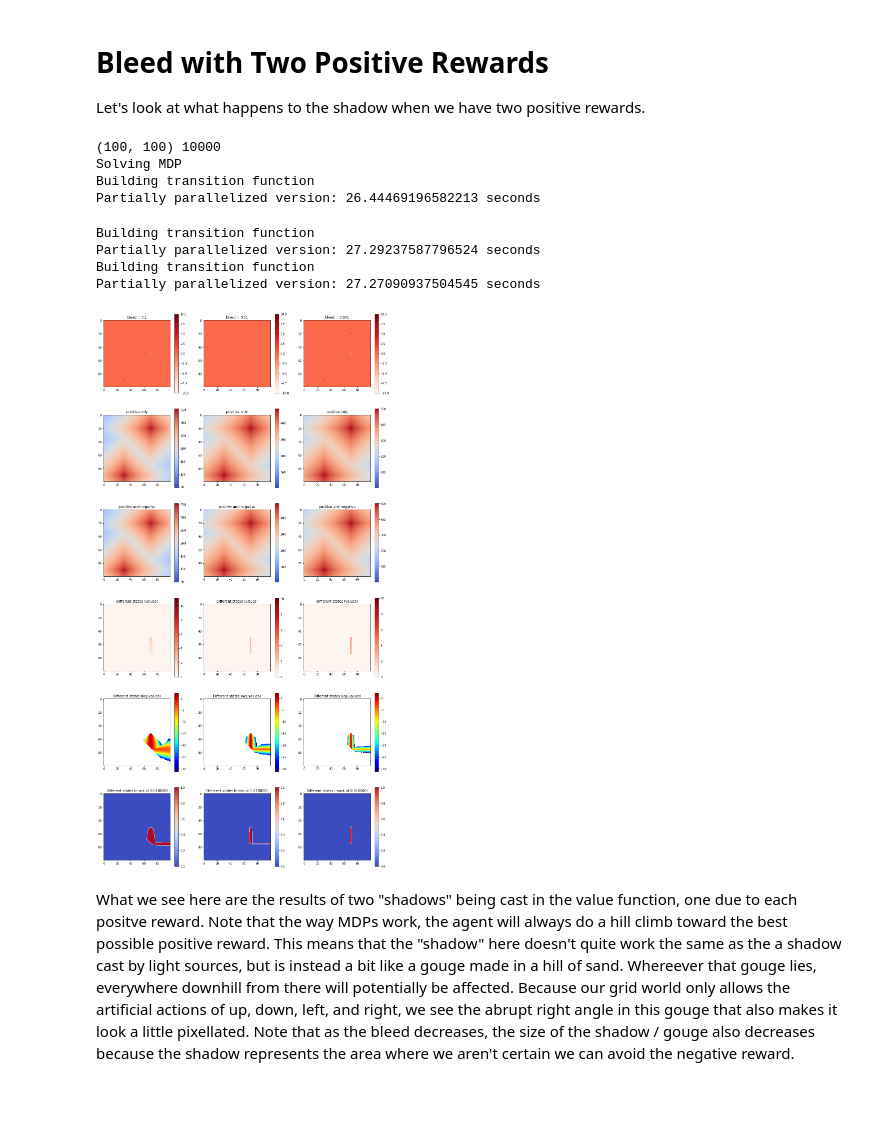
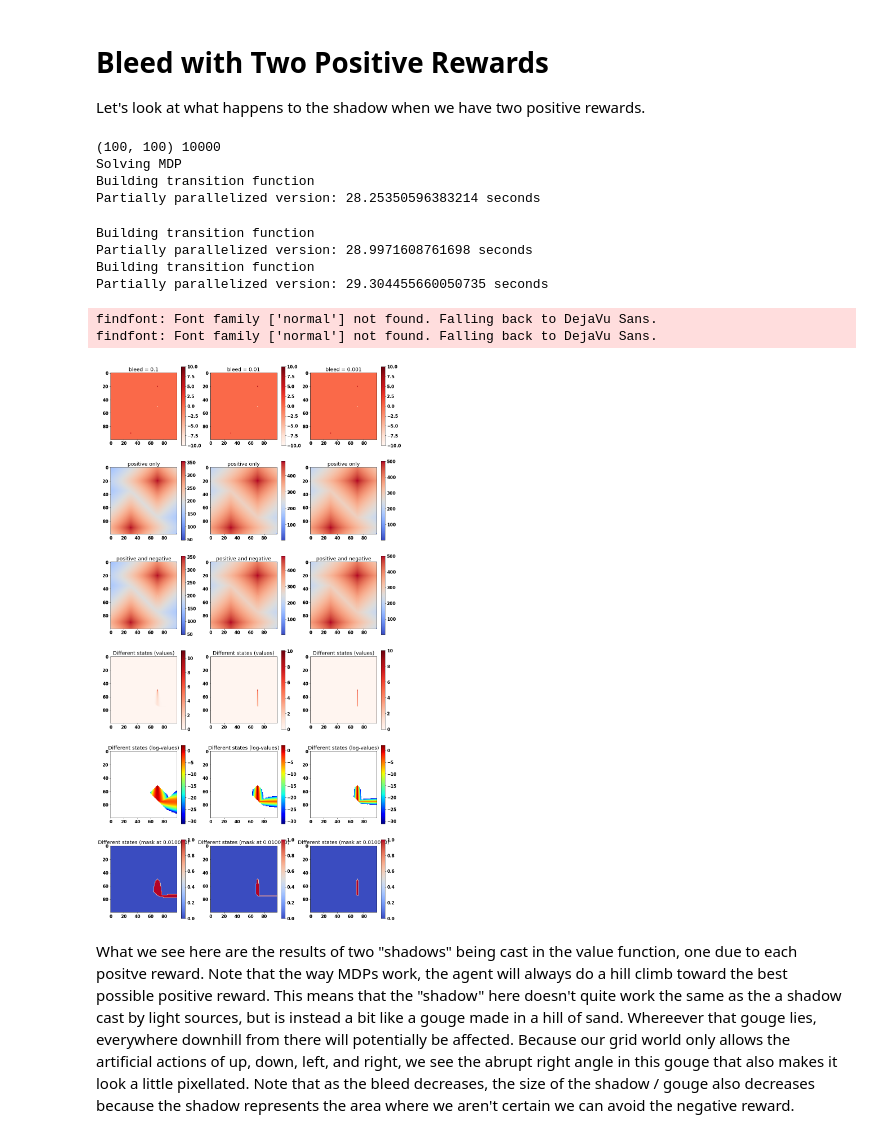
Before and after one commit to jrjbertram/phd_dissertation, a Jupyter notebook: val_iter_GPU.ipynb, the cells around one changed output. Drawn from its saved outputs; the diff is of its cells as text; code cells hidden in the pictures; blank space fills up the shorter version.

Commit message:
Updates for dissertation formatting checks issues.

```diff
--- a/val_iter_GPU.ipynb
+++ b/val_iter_GPU.ipynb
@@ -1312,6 +1312,7 @@ def gen_transition_function( bleed=0.1 ):
 
   return T
 # %%
+
 
 # The dimensions of the state space S is captured by dims.
 # Multiplying the dimensions together would yield the size of the
@@ -1351,6 +1352,14 @@ from timeit import default_timer as timer
 import matplotlib.pyplot as plt
 import matplotlib.gridspec as gridspec
 
+font_size=20
+# Increase the font size for EPS plots in the paper
+font = {'family' : 'normal',
+        'weight' : 'bold',
+        'size'   : font_size}
+import matplotlib as mpl
+mpl.rc('font', **font)
+
 fig = plt.figure(figsize=(18,36), constrained_layout=False)
 gs = fig.add_gridspec(6,3)
 
@@ -1371,17 +1380,19 @@ for b, bleed in enumerate( [.1, .01, .001] ):
   end = timer()
 
   ax = fig.add_subplot(gs[0, b])
-  plt.title( "bleed = %s" % bleed )
+  # JRB:  Removing titles from these figures because the font size in the dissertation is too small and
+  # isn't passing formatting checks by the graduate college.
+  #plt.title( "bleed = %s" % bleed )
   plt.imshow( R, cmap="coolwarm" )
   plt.colorbar()
 
   ax = fig.add_subplot(gs[1, b])
-  plt.title( "positive only")
+  #plt.title( "positive only")
   plt.imshow( V_p, cmap="coolwarm" )
   plt.colorbar()
 
   ax = fig.add_subplot(gs[2, b])
-  plt.title( "positive and negative")
+  #plt.title( "positive and negative")
   plt.imshow( V_n, cmap="coolwarm" )
   plt.colorbar()
 
@@ -1389,13 +1400,13 @@ for b, bleed in enumerate( [.1, .01, .001] ):
 
   # Now highlight all the states that are different as a mask
   ax = fig.add_subplot(gs[3, b])
-  plt.title( "Different states (values)")
+  #plt.title( "Different states (values)")
   plt.imshow( (V_p - V_n) , cmap="Reds" )
   plt.colorbar()
 
   # Now highlight all the states that are different as a mask
   ax = fig.add_subplot(gs[4, b])
-  plt.title( "Different states (log-values)")
+  #plt.title( "Different states (log-values)")
   plt.imshow( np.log(V_p - V_n) , cmap="jet" )
   plt.colorbar()
 
@@ -1404,10 +1415,12 @@ for b, bleed in enumerate( [.1, .01, .001] ):
   # some false positives.
   ax = fig.add_subplot(gs[5, b])
   threshold = 1.0e-2
-  plt.title( "Different states (mask at %f)" % threshold)
+  #plt.title( "Different states (mask at %f)" % threshold)
   mask = np.abs(V_p - V_n) > threshold
   plt.imshow( mask, cmap="coolwarm" )
   plt.colorbar()
+
+plt.savefig( 'future_stoch_one_peak_bleed.eps', format='eps', dpi=75 )
 # %% [output]
 (100, 100) 10000
 Solving MDP
@@ -1463,6 +1476,15 @@ from timeit import default_timer as timer
 
 import matplotlib.pyplot as plt
 import matplotlib.gridspec as gridspec
+
+font_size=15
+# Increase the font size for EPS plots in the paper
+font = {'family' : 'normal',
+        'weight' : 'bold',
+        'size'   : font_size}
+import matplotlib as mpl
+mpl.rc('font', **font)
+
 
 fig = plt.figure(figsize=(18,36), constrained_layout=False)
 gs = fig.add_gridspec(6,3)
@@ -1500,37 +1522,39 @@ for b, bleed in enumerate( [.1, .01, .001] ):
 
 
 
   # Now highlight all the states that are different as a mask
   ax = fig.add_subplot(gs[3, b])
   plt.title( "Different states (values)")
   plt.imshow( (V_p - V_n) , cmap="Reds" )
   plt.colorbar()
 
   # Now highlight all the states that are different as a mask
   ax = fig.add_subplot(gs[4, b])
   plt.title( "Different states (log-values)")
   plt.imshow( np.log(V_p - V_n) , cmap="jet" )
   plt.colorbar()
 
   # Now highlight all the states that are different as a mask.
   # Note that floating point roundoff / underflow could create
   # some false positives.
   ax = fig.add_subplot(gs[5, b])
   threshold = 1.0e-2
   plt.title( "Different states (mask at %f)" % threshold)
   mask = np.abs(V_p - V_n) > threshold
   plt.imshow( mask, cmap="coolwarm" )
   plt.colorbar()
 # %% [output]
 (100, 100) 10000
 Solving MDP
 Building transition function
-Partially parallelized version: 26.44469196582213 seconds
+Partially parallelized version: 28.25350596383214 seconds
 Building transition function
-Partially parallelized version: 27.29237587796524 seconds
+Partially parallelized version: 28.9971608761698 seconds
 Building transition function
-Partially parallelized version: 27.27090937504545 seconds
+Partially parallelized version: 29.304455660050735 seconds
+findfont: Font family ['normal'] not found. Falling back to DejaVu Sans.
+findfont: Font family ['normal'] not found. Falling back to DejaVu Sans.
-[figure, old version]
+[figure, new version]
 # %% [markdown]
 What we see here are the results of two "shadows" being cast in the value function, one due to each positve reward.  Note that the way MDPs work, the agent will always do a hill climb toward the best possible positive reward.  This means that the "shadow" here doesn't quite work the same as the a shadow cast by light sources, but is instead a bit like a gouge made in a hill of sand.  Whereever that gouge lies, everywhere downhill from there will potentially be affected.  Because our grid world only allows the artificial actions of up, down, left, and right, we see the abrupt right angle in this gouge that also makes it look a little pixellated.  Note that as the bleed decreases, the size of the shadow / gouge also decreases because the shadow represents the area where we aren't certain we can avoid the negative reward.
 # %% [markdown]
```
Also changed, not shown: parts of 23 cells of this notebook, 1 other file.
